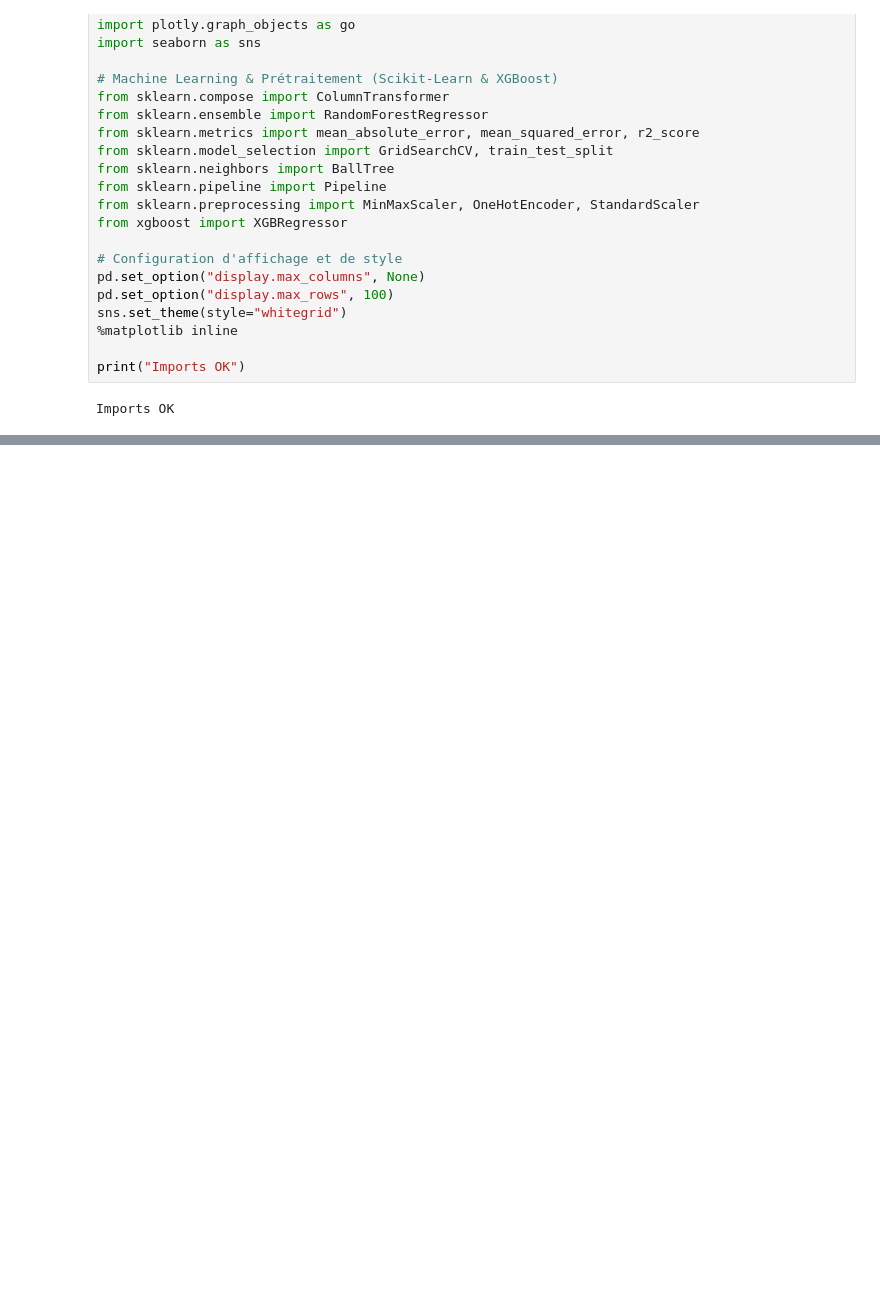
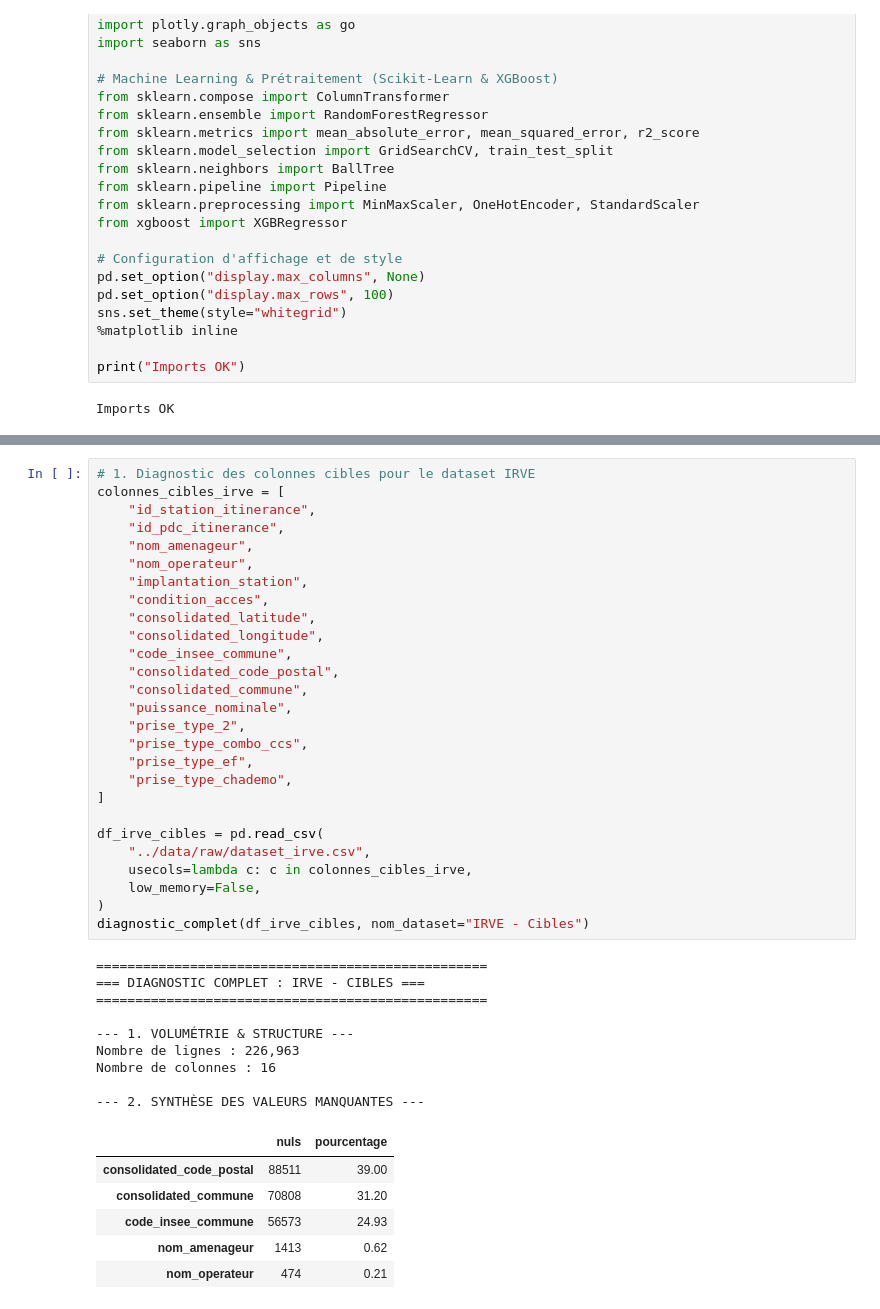
Before and after one commit to CharmelleG/irve-bornes-recharge-ml_Charmelle, a Jupyter notebook: src/01_eda_cleaning.ipynb, the cells around one changed output, grey strips where cells are left out. Drawn from its saved outputs; the diff is of its cells as text; blank space fills up the shorter version.

```diff
--- a/src/01_eda_cleaning.ipynb
+++ b/src/01_eda_cleaning.ipynb
@@ -589,0 +194,43 @@ print("✅ Fichier final sauvegardé dans data/processed/dataset_irve_clean.csv"
+# %%
+# 1. Diagnostic des colonnes cibles pour le dataset IRVE
+colonnes_cibles_irve = [
+    "id_station_itinerance",
+    "id_pdc_itinerance",
+    "nom_amenageur",
+    "nom_operateur",
+    "implantation_station",
+    "condition_acces",
+    "consolidated_latitude",
+    "consolidated_longitude",
+    "code_insee_commune",
+    "consolidated_code_postal",
+    "consolidated_commune",
+    "puissance_nominale",
+    "prise_type_2",
+    "prise_type_combo_ccs",
+    "prise_type_ef",
+    "prise_type_chademo",
+]
+
+df_irve_cibles = pd.read_csv(
+    "../data/raw/dataset_irve.csv",
+    usecols=lambda c: c in colonnes_cibles_irve,
+    low_memory=False,
+)
+diagnostic_complet(df_irve_cibles, nom_dataset="IRVE - Cibles")
+# %% [output]
+==================================================
+=== DIAGNOSTIC COMPLET : IRVE - CIBLES ===
+==================================================
+
+--- 1. VOLUMÉTRIE & STRUCTURE ---
+Nombre de lignes : 226,963
+Nombre de colonnes : 16
+
+--- 2. SYNTHÈSE DES VALEURS MANQUANTES ---
+|  | nuls | pourcentage |
+| consolidated_code_postal | 88511 | 39.00 |
+| consolidated_commune | 70808 | 31.20 |
+| code_insee_commune | 56573 | 24.93 |
+| nom_amenageur | 1413 | 0.62 |
+| nom_operateur | 474 | 0.21 |
```
Also changed, not shown: parts of 15 cells of this notebook, 4 other files.
